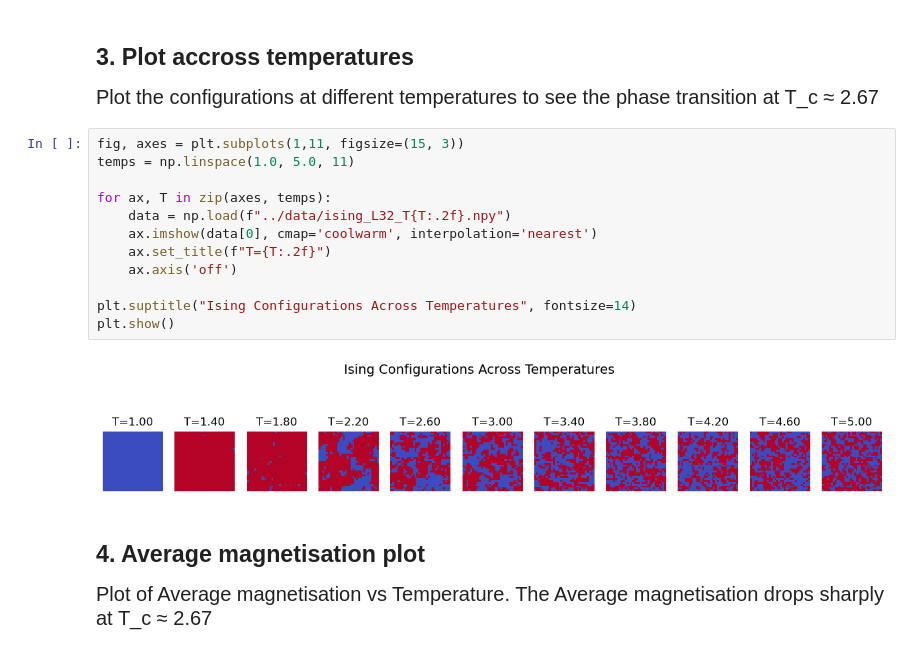
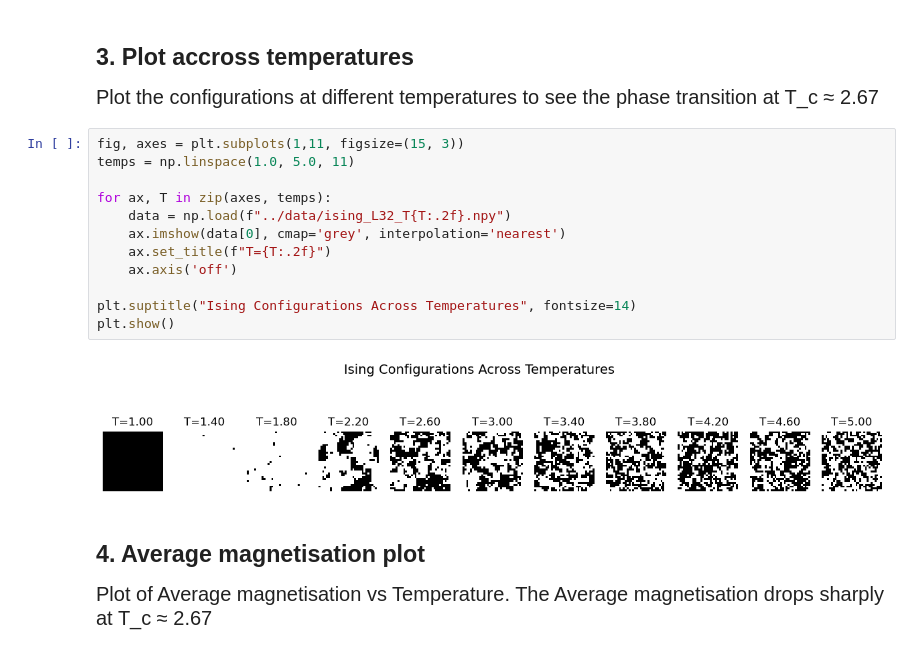
Before and after one commit to amalseb07/cmse802_project, a Jupyter notebook: notebooks/visalize_lattice.ipynb, the cells around one changed output. Drawn from its saved outputs; the diff is of its cells as text.

```diff
--- a/notebooks/visalize_lattice.ipynb
+++ b/notebooks/visalize_lattice.ipynb
@@ -60,17 +60,17 @@ show_lattice(highT[1], title="High Temperature (Disordered Phase)")
 # %%
 fig, axes = plt.subplots(1,11, figsize=(15, 3))
 temps = np.linspace(1.0, 5.0, 11)
 
 for ax, T in zip(axes, temps):
     data = np.load(f"../data/ising_L32_T{T:.2f}.npy")
-    ax.imshow(data[0], cmap='coolwarm', interpolation='nearest')
+    ax.imshow(data[0], cmap='grey', interpolation='nearest')
     ax.set_title(f"T={T:.2f}")
     ax.axis('off')
 
 plt.suptitle("Ising Configurations Across Temperatures", fontsize=14)
 plt.show()
 # %% [output]
-[figure, old version]
+[figure, new version]
 # %% [markdown]
 <a id="Avg_mag"></a>
 
```
Also changed, not shown: parts of 1 cell of this notebook, 1 other file.
